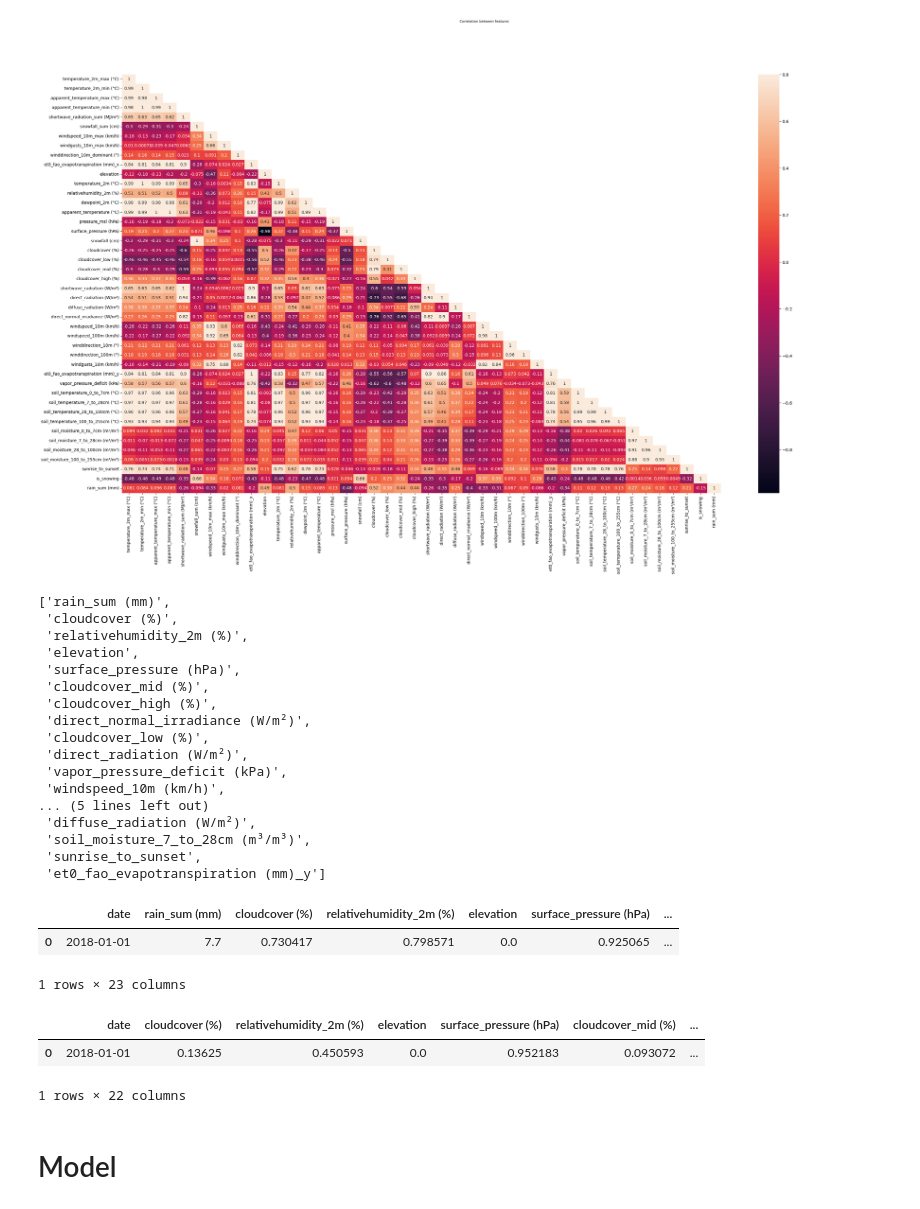
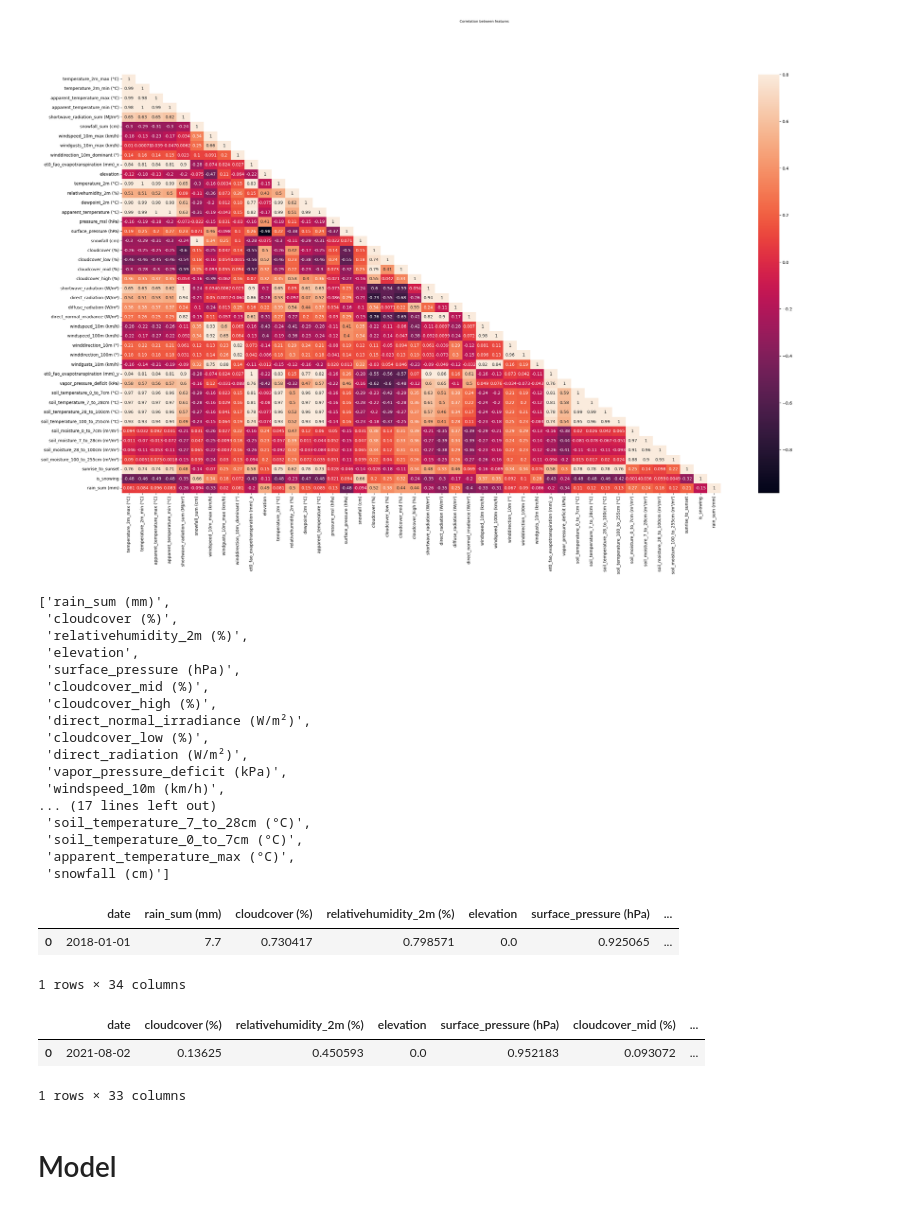
Before and after one commit to damahindra/BCC_FUGAZZI-in-Datavidia-2023, a Jupyter notebook: workspace-ces.ipynb, the cells around one changed output. Saved outputs shown, nothing was run; the diff lists cells and outputs as text; code cells hidden in the pictures.

```diff
--- a/workspace-ces.ipynb
+++ b/workspace-ces.ipynb
@@ -282,7 +282,7 @@ plt.show()
 highest_corr = corrcoef['rain_sum (mm)'].abs().sort_values(ascending=False)
 highest_corr = highest_corr.keys().tolist()
 # %%
-top = highest_corr[0:21]
+top = highest_corr[0:33]
 top
 # %% [output]
 ['rain_sum (mm)',
@@ -297,30 +297,30 @@ top
  'direct_radiation (W/m²)',
  'vapor_pressure_deficit (kPa)',
  'windspeed_10m (km/h)',
-... (5 lines left out)
- 'diffuse_radiation (W/m²)',
- 'soil_moisture_7_to_28cm (m³/m³)',
- 'sunrise_to_sunset',
- 'et0_fao_evapotranspiration (mm)_y']
+... (17 lines left out)
+ 'soil_temperature_7_to_28cm (°C)',
+ 'soil_temperature_0_to_7cm (°C)',
+ 'apparent_temperature_max (°C)',
+ 'snowfall (cm)']
 # %%
-top.append('is_snowing')
+# top.append('is_snowing')
 train_final = train_scaled[top]
 train_final.insert(0, 'date', train_scaled['date'])
 train_final.head(1)
 # %% [output]
 |  | date | rain_sum (mm) | cloudcover (%) | relativehumidity_2m (%) | elevation | surface_pressure (hPa) | ... |
 | 0 | 2018-01-01 | 7.7 | 0.730417 | 0.798571 | 0.0 | 0.925065 | ... |
-1 rows × 23 columns
+1 rows × 34 columns
 # %%
 top_test = top.copy()
 top_test.remove('rain_sum (mm)')
 test_final = test_scaled[top_test]
-test_final.insert(0, 'date', train_scaled['date'])
+test_final.insert(0, 'date', test_scaled['date'])
 test_final.head(1)
 # %% [output]
 |  | date | cloudcover (%) | relativehumidity_2m (%) | elevation | surface_pressure (hPa) | cloudcover_mid (%) | ... |
-| 0 | 2018-01-01 | 0.13625 | 0.450593 | 0.0 | 0.952183 | 0.093072 | ... |
+| 0 | 2021-08-02 | 0.13625 | 0.450593 | 0.0 | 0.952183 | 0.093072 | ... |
-1 rows × 22 columns
+1 rows × 33 columns
 # %%
 # train_scaled.to_csv('full_train_final.csv')
 # test_scaled.to_csv('full_test_final.csv')
```
Also changed, not shown: parts of 27 cells of this notebook, 2 other files.
